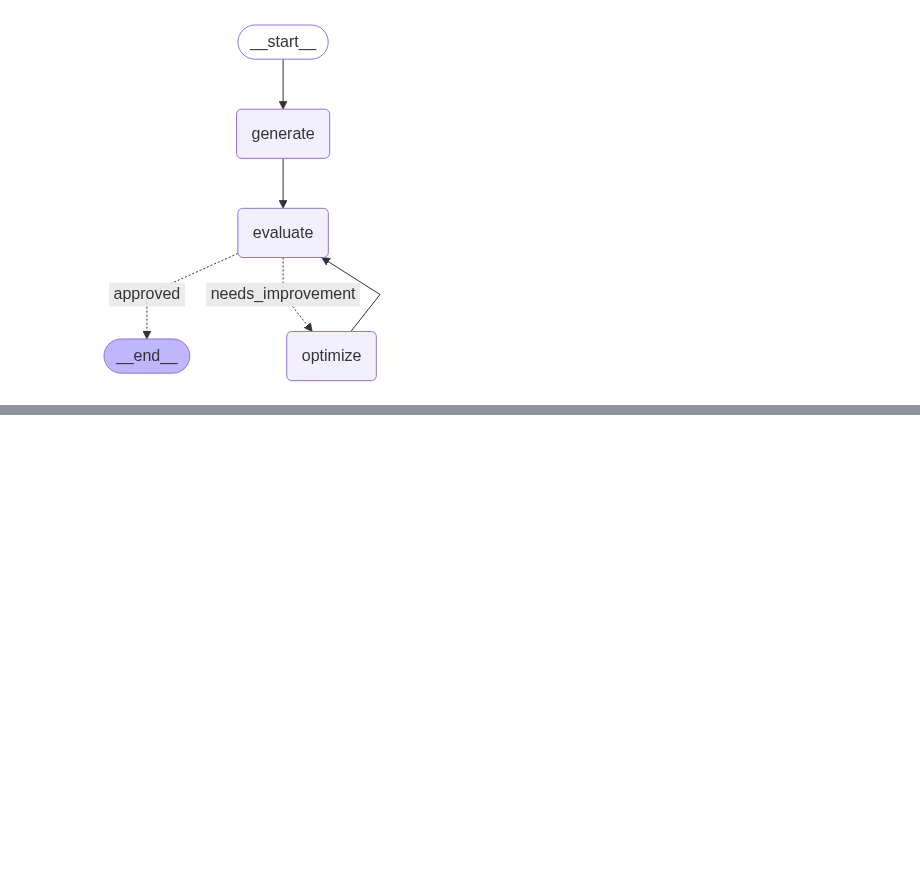
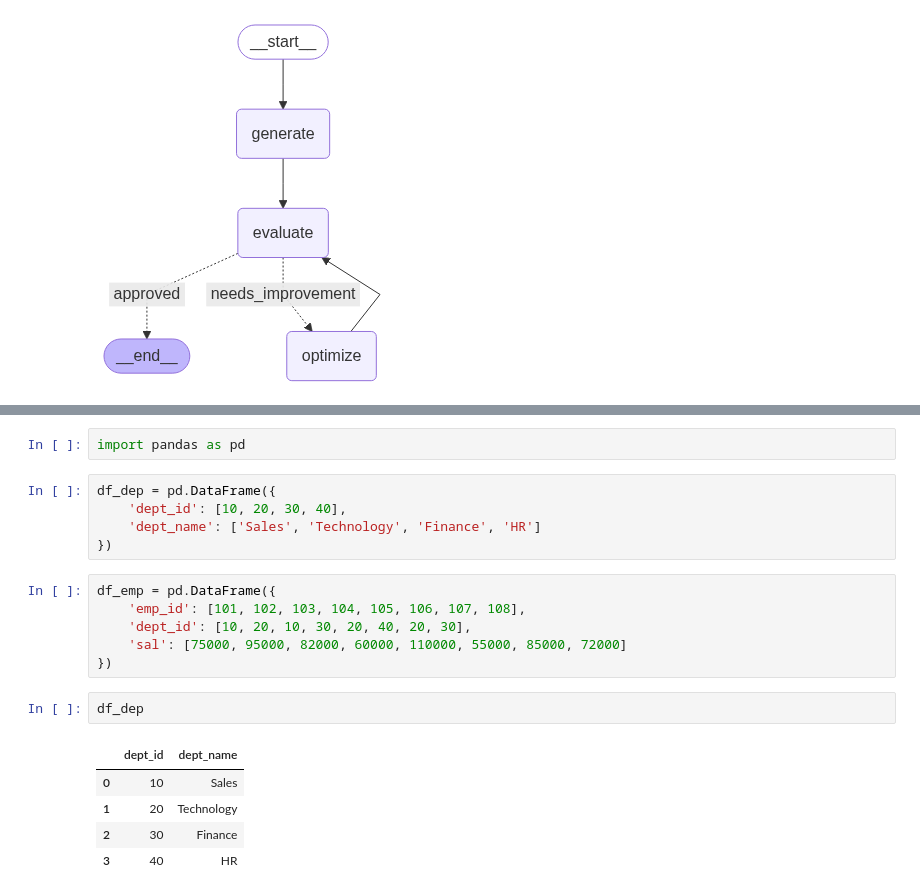
Before and after one commit to anshu57/LangGraph, a Jupyter notebook: 8_X_post_generator.ipynb, the cells around one changed output, grey strips where cells are left out. Cells and saved outputs as stored; diff of their text form; blank space fills up the shorter version.

```diff
--- a/8_X_post_generator.ipynb
+++ b/8_X_post_generator.ipynb
@@ -171,3 +171,24 @@ workflow.invoke(initial_state)
   "This tweet has some potential, but it needs more polish. The humor relies on relatable family dynamic where 'scenic' trains have unsanctioned consequences, offering a somewhat predictable set-up.   ...
   "While the tweet uses an intriguing premise about a genie in a bottle on a train and taps into a relatable family dynamic, the humor relies on a somewhat predictable disappointment. The punchline fe ...
   'This tweet has a decent hook, nicely blending a silly situation (']}
+# %%
+import pandas as pd
+# %%
+df_dep = pd.DataFrame({
+    'dept_id': [10, 20, 30, 40],
+    'dept_name': ['Sales', 'Technology', 'Finance', 'HR']
+})
+# %%
+df_emp = pd.DataFrame({
+    'emp_id': [101, 102, 103, 104, 105, 106, 107, 108],
+    'dept_id': [10, 20, 10, 30, 20, 40, 20, 30],
+    'sal': [75000, 95000, 82000, 60000, 110000, 55000, 85000, 72000]
+})
+# %%
+df_dep
+# %% [output]
+|  | dept_id | dept_name |
+| 0 | 10 | Sales |
+| 1 | 20 | Technology |
+| 2 | 30 | Finance |
+| 3 | 40 | HR |
```
Also changed, not shown: parts of 4 cells of this notebook, 36 other files.
